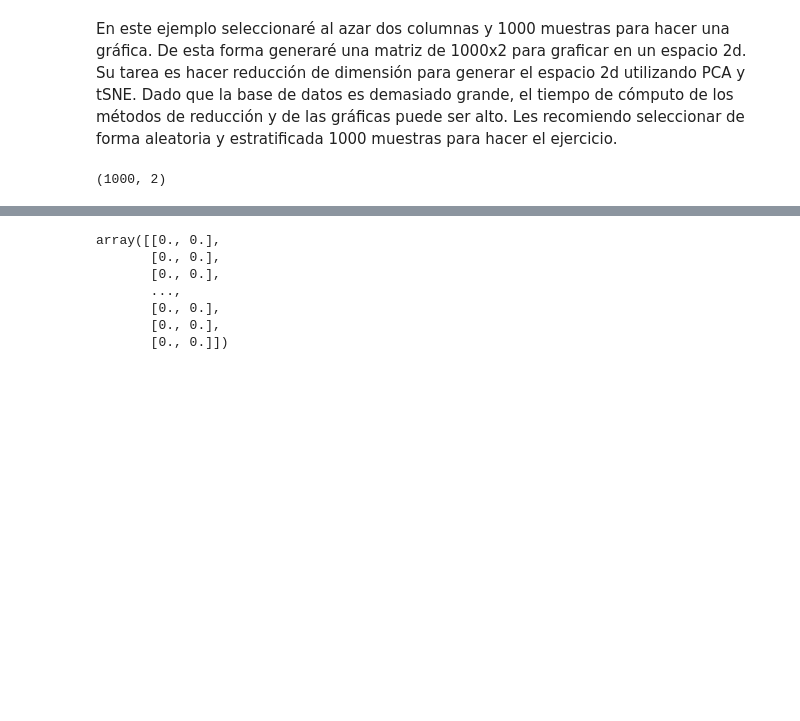
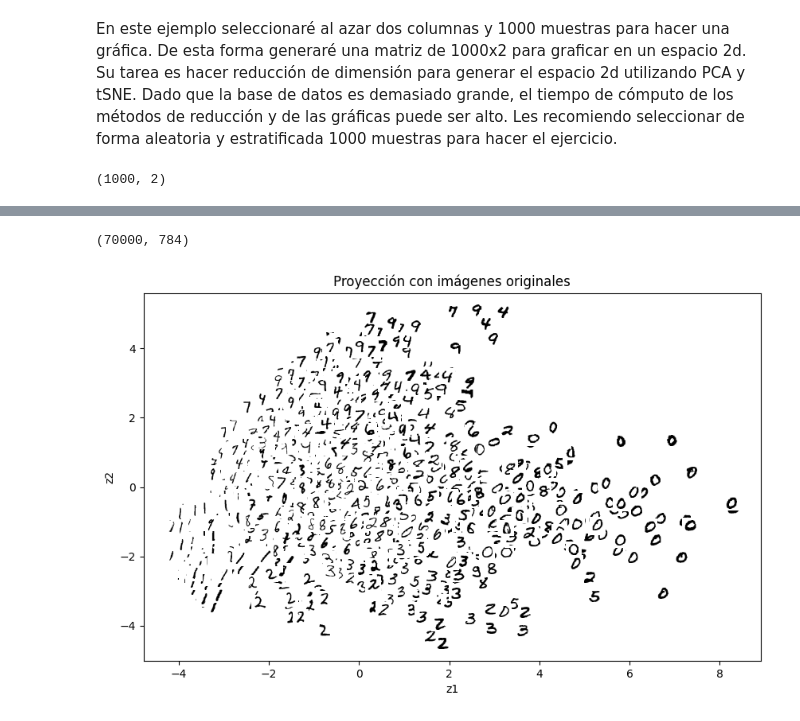
Before and after one commit to maestria-ds-eafit/MachineLearning, a Jupyter notebook: Talleres/2a_Reduccion_de_dimension.ipynb, the cells around one changed output, grey strips where cells are left out. Saved outputs shown, nothing was run; the diff lists cells and outputs as text; code cells hidden in the pictures; blank space fills up the shorter version.

```diff
--- a/Talleres/2a_Reduccion_de_dimension.ipynb
+++ b/Talleres/2a_Reduccion_de_dimension.ipynb
@@ -87,26 +90,28 @@ plt.show()
-# %%
-#Selección estratificada de 1000 muestras
-Xtrain = ## SU CÓDIGO ACÁ
-# %% [output]
-array([[0., 0.],
-       [0., 0.],
-       [0., 0.],
-       ...,
-       [0., 0.],
-       [0., 0.],
-       [0., 0.]])
+# %%
+X.shape
+# %% [output]
+(70000, 784)
+# %%
+# Selección estratificada de 1000 muestras
+X_train, _, y_train, _ = train_test_split(
+    X, y, train_size=1000, stratify=y, random_state=42
+)
 # %%
-#PCA para reducción de dimensión
-Zpca = ##SU CÓDIGO ACÁ
+# PCA para reducción de dimensión
+Zpca = PCA(n_components=2)
+Zpca = Zpca.fit_transform(X_train)
 
-#tSNE para reducción de dimensión
-Ztsne = ## SU CÓDIGO ACÁ
+# tSNE para reducción de dimensión
+tsne = TSNE(n_components=2, random_state=42)
+Ztsne = tsne.fit_transform(X_train)
 # %%
 # Visualización Zpca
-plot_mnist_2d(Zpca, Xtrain, img_w=28, img_h=28, zoom=0.5, cmap="binary")
+plot_mnist_2d(Zpca, X_train, img_w=28, img_h=28, zoom=0.5, cmap="binary")
 plt.xlabel("z1")
 plt.ylabel("z2")
 plt.title("Proyección con imágenes originales")
 plt.show()
+# %% [output]
+[figure, added]
 # %%
 # Visualización tSNE
```
Also changed, not shown: parts of 3 cells of this notebook, 3 other files.
